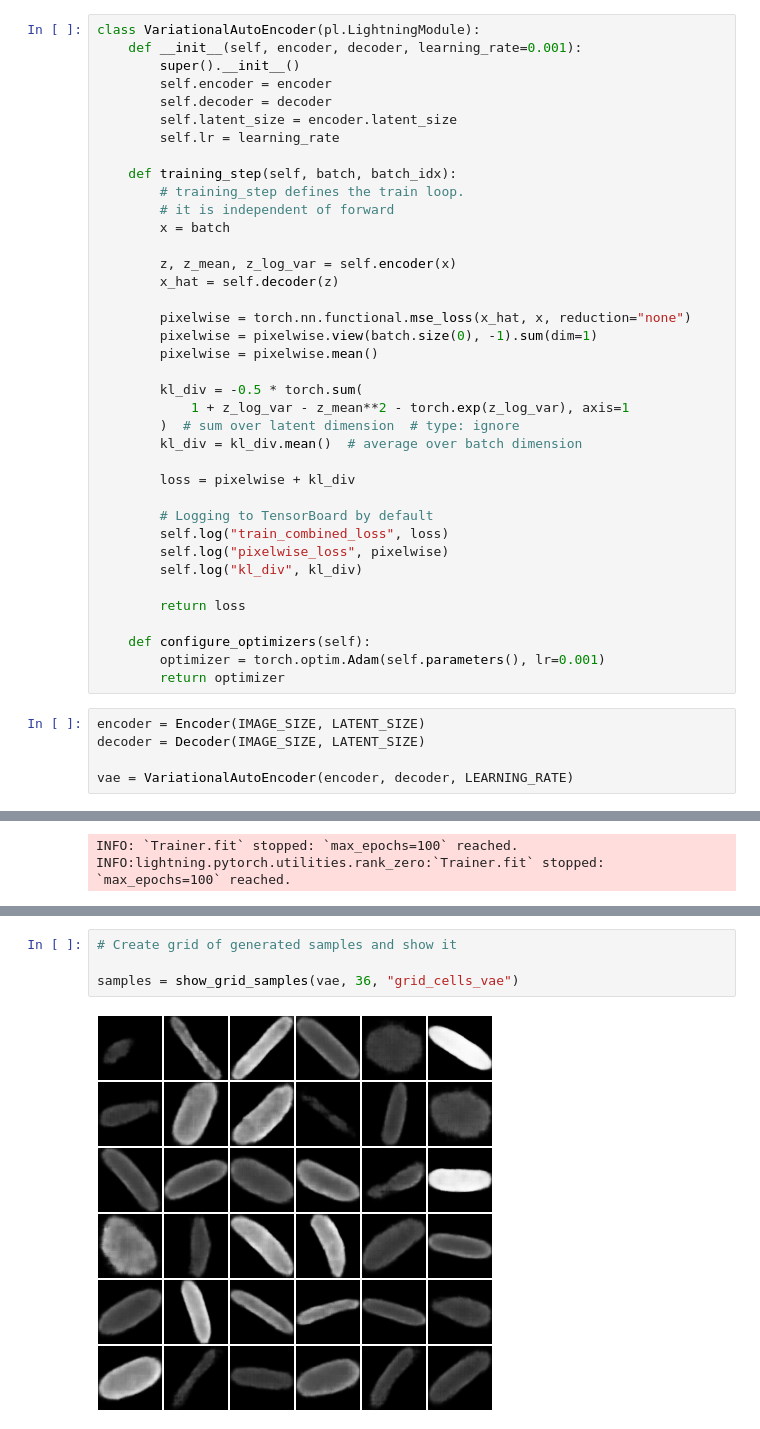
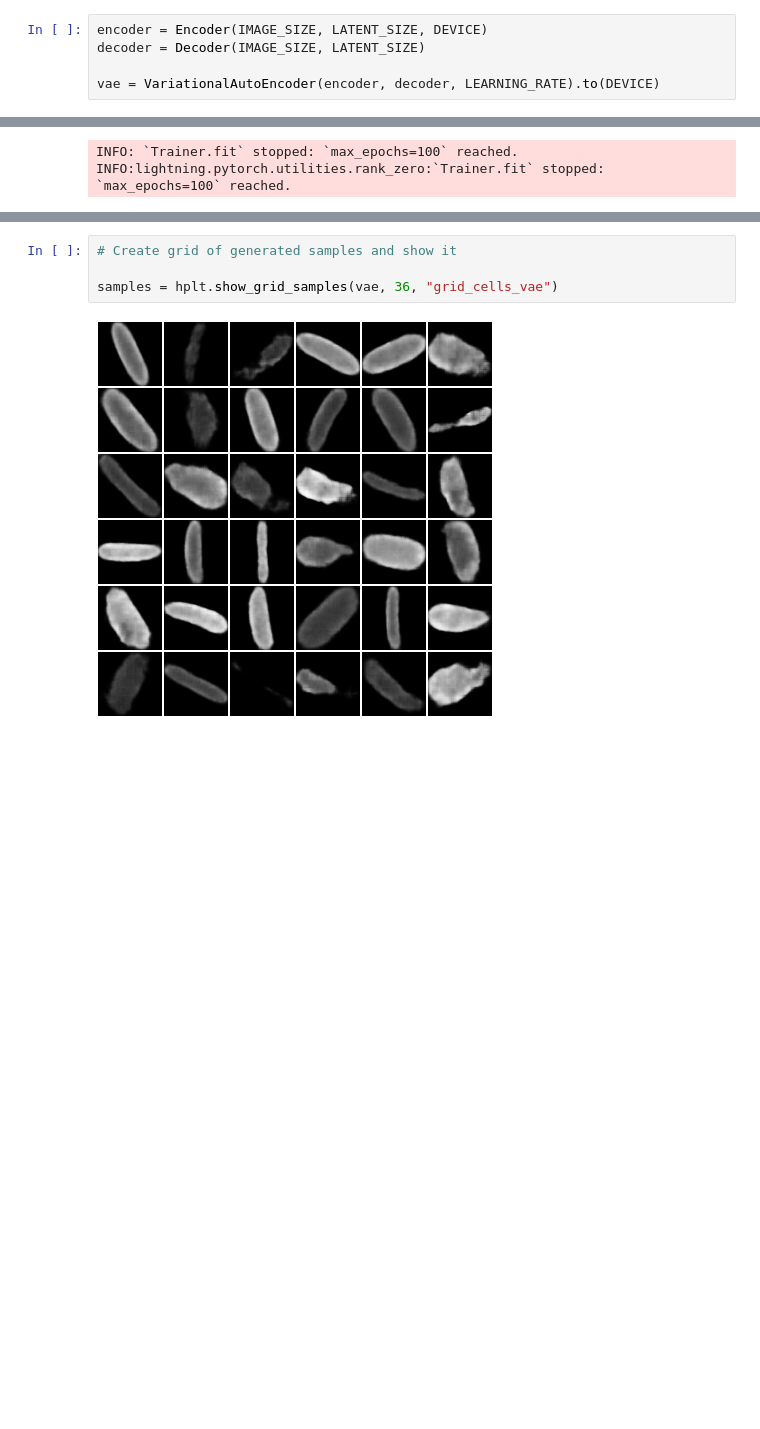
Before and after one commit to anghol/vae-cells, a Jupyter notebook: notebooks/testnotebook.ipynb, the cells around one changed output, grey strips where cells are left out. Cells and saved outputs as stored; diff of their text form; blank space fills up the shorter version.

```diff
--- a/notebooks/testnotebook.ipynb
+++ b/notebooks/testnotebook.ipynb
@@ -140,46 +73,8 @@ class Decoder(nn.Module):
-# %%
-class VariationalAutoEncoder(pl.LightningModule):
-    def __init__(self, encoder, decoder, learning_rate=0.001):
-        super().__init__()
-        self.encoder = encoder
-        self.decoder = decoder
-        self.latent_size = encoder.latent_size
-        self.lr = learning_rate
-
-    def training_step(self, batch, batch_idx):
-        # training_step defines the train loop.
-        # it is independent of forward
-        x = batch
-
-        z, z_mean, z_log_var = self.encoder(x)
-        x_hat = self.decoder(z)
-
-        pixelwise = torch.nn.functional.mse_loss(x_hat, x, reduction="none")
-        pixelwise = pixelwise.view(batch.size(0), -1).sum(dim=1)
-        pixelwise = pixelwise.mean()
-
-        kl_div = -0.5 * torch.sum(
-            1 + z_log_var - z_mean**2 - torch.exp(z_log_var), axis=1
-        )  # sum over latent dimension  # type: ignore
-        kl_div = kl_div.mean()  # average over batch dimension
-
-        loss = pixelwise + kl_div
-
-        # Logging to TensorBoard by default
-        self.log("train_combined_loss", loss)
-        self.log("pixelwise_loss", pixelwise)
-        self.log("kl_div", kl_div)
-
-        return loss
-
-    def configure_optimizers(self):
-        optimizer = torch.optim.Adam(self.parameters(), lr=0.001)
-        return optimizer
 # %%
-encoder = Encoder(IMAGE_SIZE, LATENT_SIZE)
+encoder = Encoder(IMAGE_SIZE, LATENT_SIZE, DEVICE)
 decoder = Decoder(IMAGE_SIZE, LATENT_SIZE)
 
-vae = VariationalAutoEncoder(encoder, decoder, LEARNING_RATE)
+vae = VariationalAutoEncoder(encoder, decoder, LEARNING_RATE).to(DEVICE)
 # %%
 trainer = pl.Trainer(max_epochs=100, log_every_n_steps=4)
 trainer.fit(vae, train_dataloaders=train_loader)
@@ -242,7 +101,7 @@ def generate_and_save_samples(samples_dir, n_samples, batch_size, model, image_s
 # %%
 # Create grid of generated samples and show it
 
-samples = show_grid_samples(vae, 36, "grid_cells_vae")
+samples = hplt.show_grid_samples(vae, 36, "grid_cells_vae")
 # %% [output]
-[figure, old version]
+[figure, new version]
 # %%
```
Also changed, not shown: parts of 12 cells of this notebook, 17 other files.
